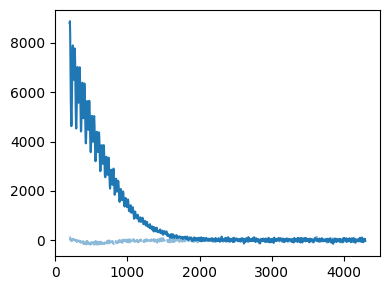
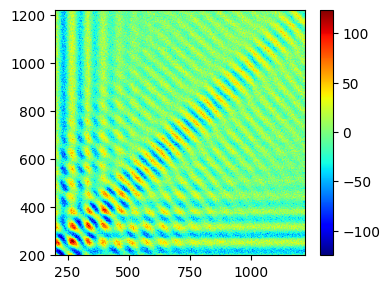
The change to this notebook cell's code, shown as a diff; its figure went from the first image to the second:
--- before
+++ after
@@ -1 +1 @@
-_=tempo_eseem.plot()
+_=tempo_hyscore.plot(plot_type="pcolor")

Commit: chore: version bump